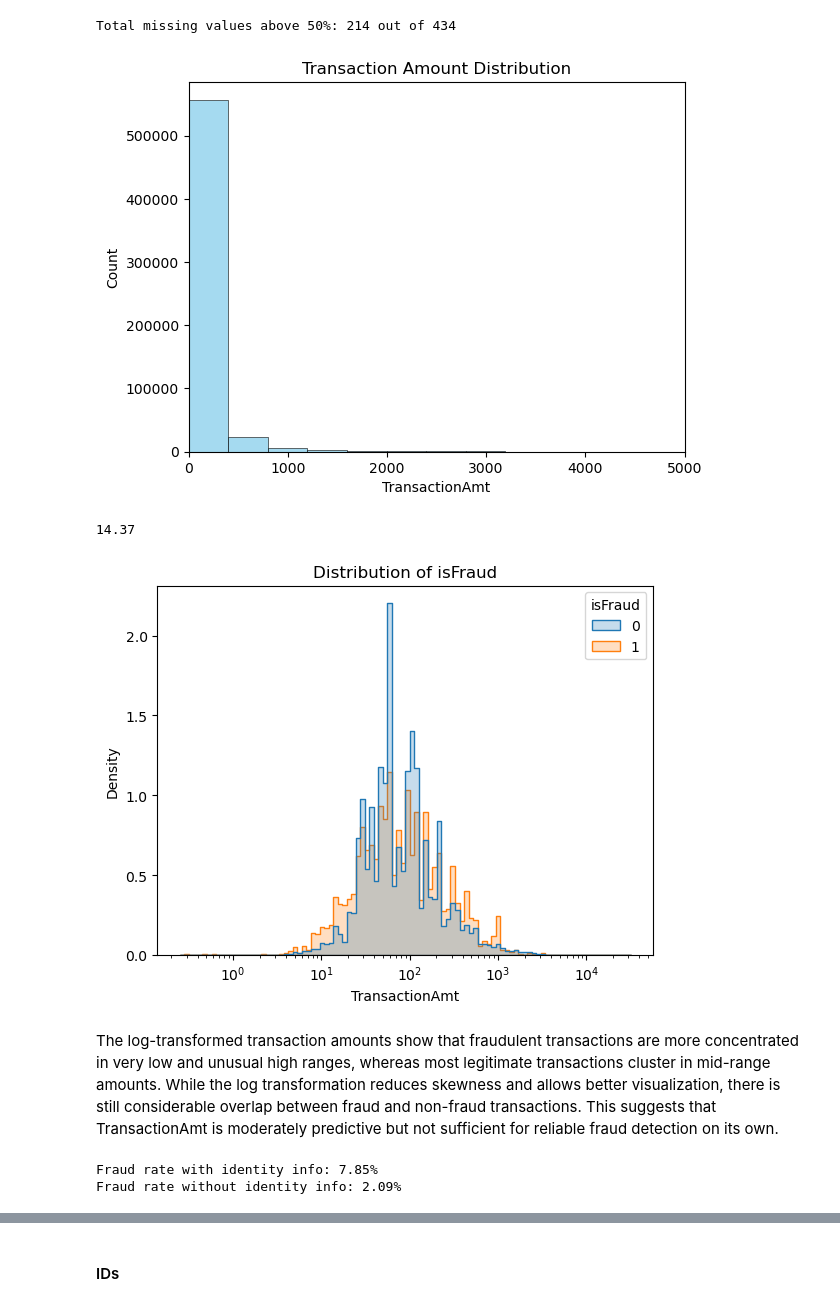
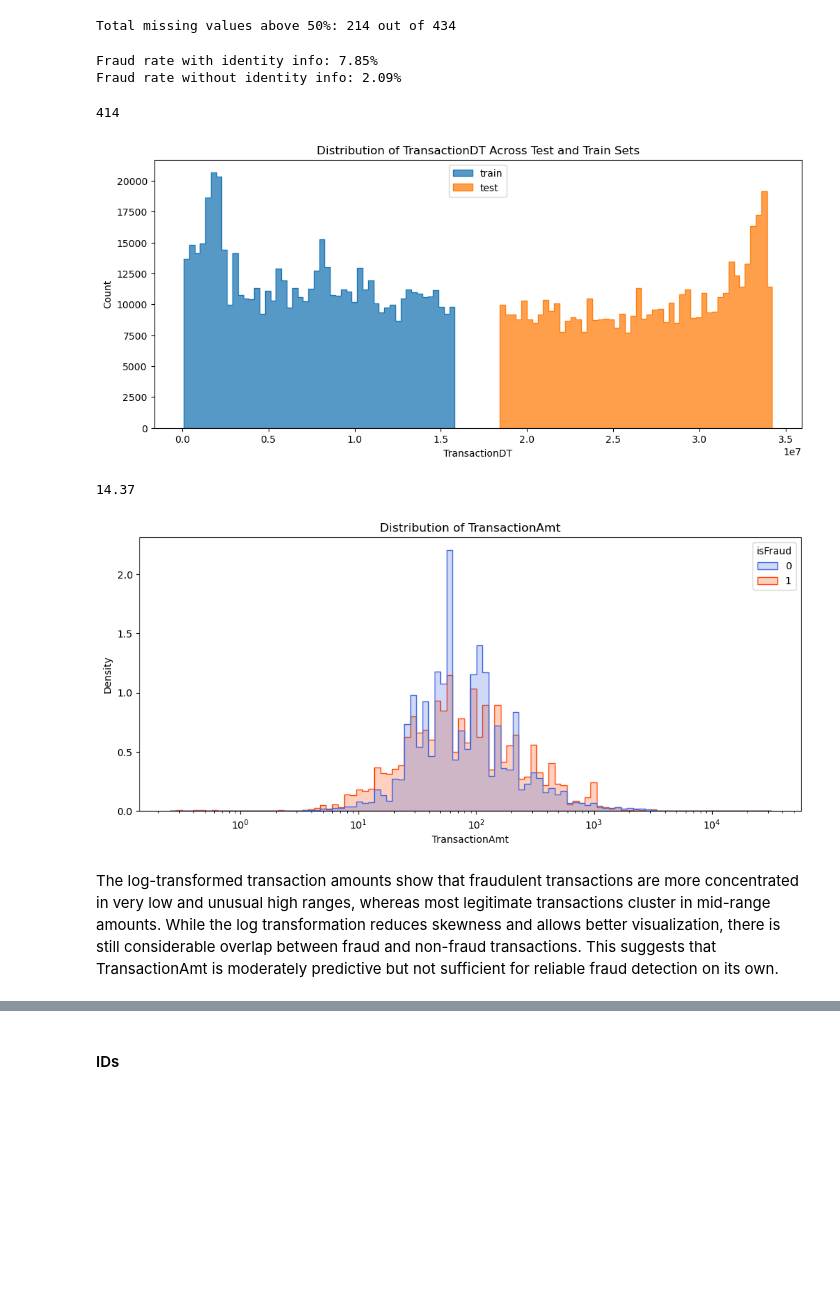
Before and after one commit to ziadharmanani/Financial-Fraud-Detection, a Jupyter notebook: notebooks/01_Transaction_EDA.ipynb, the cells around one changed output, grey strips where cells are left out. Saved outputs shown, nothing was run; the diff lists cells and outputs as text; code cells hidden in the pictures; blank space fills up the shorter version.

```diff
--- a/notebooks/01_Transaction_EDA.ipynb
+++ b/notebooks/01_Transaction_EDA.ipynb
@@ -77,51 +76,64 @@ print(f'Total missing values above 50%: {len(missing_50_plus)} out of {len(df_tr
 #print(missing_50_labels.head(5)*100)
 # %% [output]
 Total missing values above 50%: 214 out of 434
-# %%
-ax = sns.histplot(
-    data = df_train,
-    x = 'TransactionAmt',
-    bins=80,
-    color='skyblue'
-    )
-
-ax.set_xlim(0, 5000)
-
-plt.title("Transaction Amount Distribution")
-plt.show()
-# %% [output]
-[figure, removed]
+# %%
+# Create a dummy column: 1 if we have identity data, 0 if we don't
+df_train['has_identity'] = df_train['id_01'].notnull().astype(int)
+
+fraud_with_id = df_train.groupby('has_identity')['isFraud'].mean()
+print(f"Fraud rate with identity info: {fraud_with_id[1]:.2%}")
+print(f"Fraud rate without identity info: {fraud_with_id[0]:.2%}")
+
+del df_train['has_identity']
+# %% [output]
+Fraud rate with identity info: 7.85%
+Fraud rate without identity info: 2.09%
+# %%
+print(df_train.isnull().any().sum())
+# %% [output]
+414
+# %%
+plt.figure(figsize=(12, 5))
+
+sns.histplot(df_train['TransactionDT'],
+             label='train',
+             element='step',
+             bins=50
+             )
+
+sns.histplot(df_test['TransactionDT'],
+             label='test',
+             element='step',
+             bins=50
+             )
+
+plt.title('Distribution of TransactionDT Across Test and Train Sets')
+plt.legend()
+plt.show()
+# %% [output]
+[figure, added]
 # %%
 print(df_train['TransactionAmt'].skew().round(2))
 # %% [output]
 14.37
 # %%
+plt.figure(figsize=(12, 5))
+
 sns.histplot(
     data=df_train,
     x='TransactionAmt',
     hue='isFraud',
     bins=100,
     element='step',
     stat='density', #Normalize the counts (class imbalance)
     common_norm=False,
-    log_scale=True
+    log_scale=True, # Check distribution
+    palette={0: 'royalblue', 1: 'orangered'}
 )
 
-plt.title("Distribution of isFraud")
+plt.title("Distribution of TransactionAmt")
 plt.show()
 # %% [output]
-[figure, old version]
+[figure, new version]
 # %% [markdown]
 The log-transformed transaction amounts show that fraudulent transactions are more concentrated in very low and unusual high ranges, whereas most legitimate transactions cluster in mid-range amounts. While the log transformation reduces skewness and allows better visualization, there is still considerable overlap between fraud and non-fraud transactions. This suggests that TransactionAmt is moderately predictive but not sufficient for reliable fraud detection on its own.
-# %%
-# Create a dummy column: 1 if we have identity data, 0 if we don't
-df_train['has_identity'] = df_train['id_01'].notnull().astype(int)
-
-fraud_with_id = df_train.groupby('has_identity')['isFraud'].mean()
-print(f"Fraud rate with identity info: {fraud_with_id[1]:.2%}")
-print(f"Fraud rate without identity info: {fraud_with_id[0]:.2%}")
-
-del df_train['has_identity']
-# %% [output]
-Fraud rate with identity info: 7.85%
-Fraud rate without identity info: 2.09%
```
Also changed, not shown: parts of 23 cells of this notebook, 3 other files.
